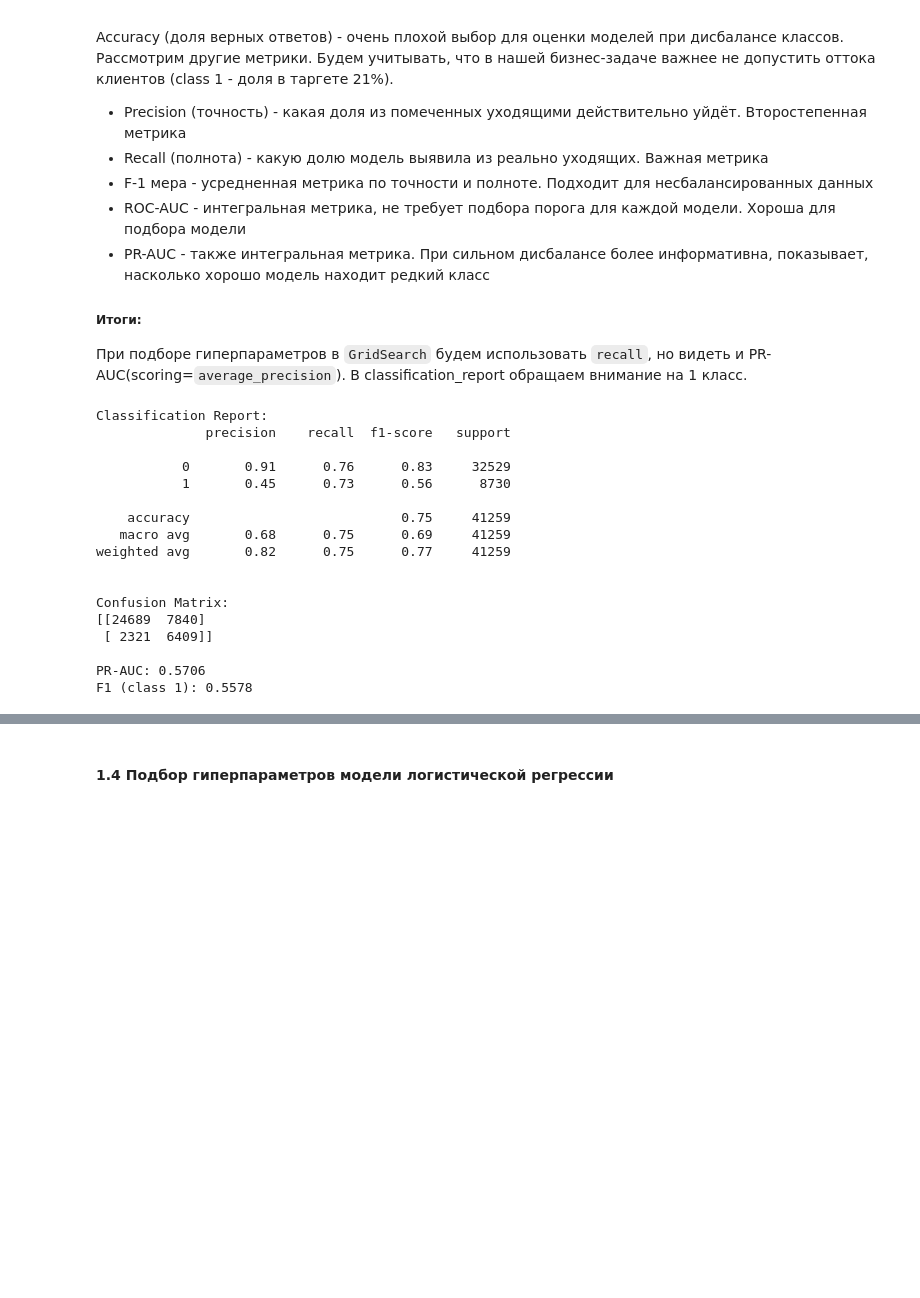
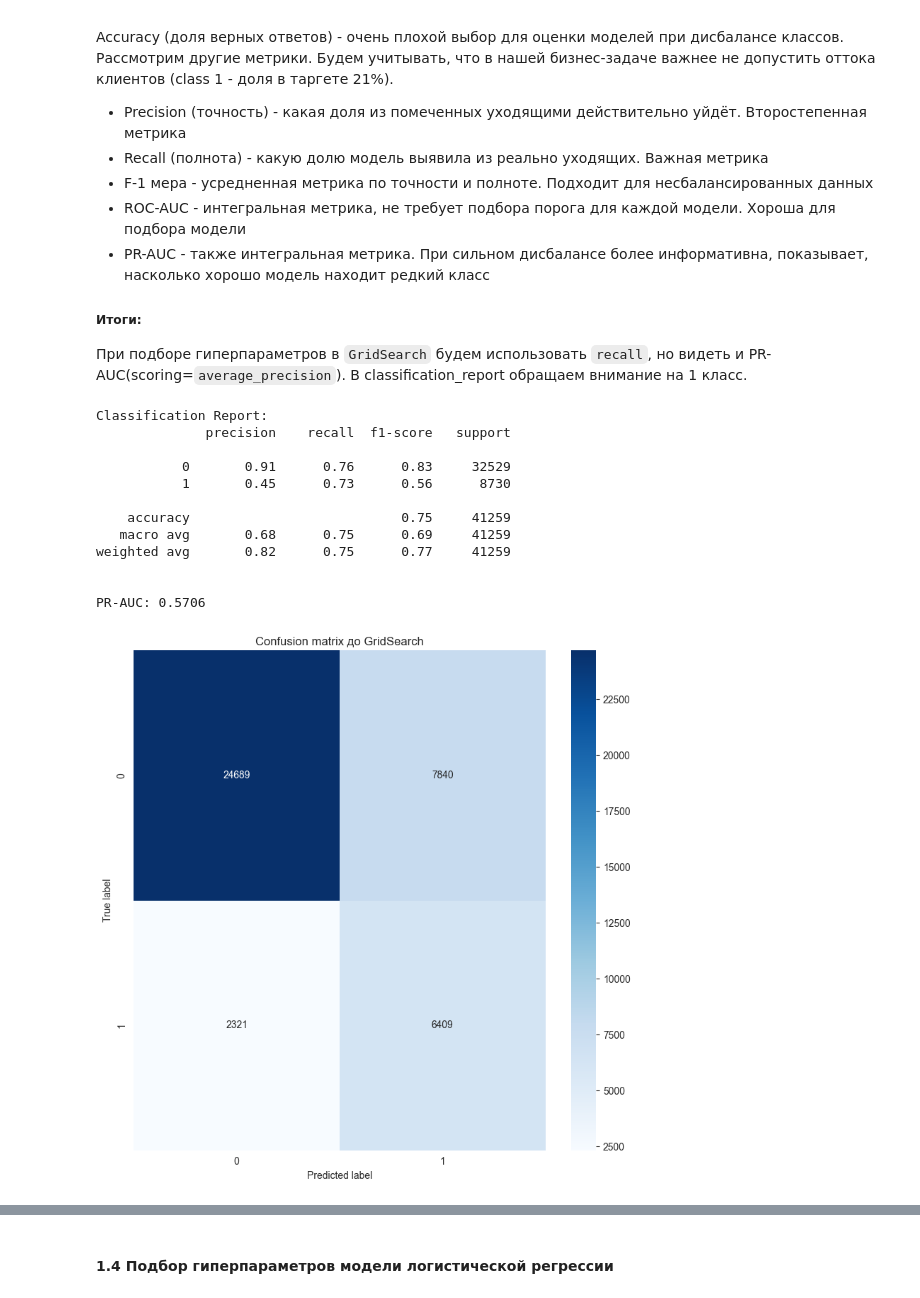
Before and after one commit to LinkiChmu/Bank_customer_churn_prediction, a Jupyter notebook: src/model/baseline.ipynb, the cells around one changed output, grey strips where cells are left out. Drawn from its saved outputs; the diff is of its cells as text; code cells hidden in the pictures; blank space fills up the shorter version.

```diff
--- a/src/model/baseline.ipynb
+++ b/src/model/baseline.ipynb
@@ -126,11 +125,6 @@ y_proba = pipeline.predict_proba(X_test)[:, 1]
 
 print("Classification Report:")
 print(classification_report(y_test, y_pred))
-
-print("\nConfusion Matrix:")
-cm = confusion_matrix(y_test, y_pred)
-print(cm)
-
 print(f"\nPR-AUC: {average_precision_score(y_test, y_proba):.4f}")
 # %% [output]
 Classification Report:
@@ -144,9 +138,22 @@ Classification Report:
 weighted avg       0.82      0.75      0.77     41259
 
 
-Confusion Matrix:
-[[24689  7840]
- [ 2321  6409]]
-
 PR-AUC: 0.5706
-F1 (class 1): 0.5578
+# %%
+def plot_confusion_matrix(y_test, y_pred,
+                          pipeline_name,
+                          figsize=(8, 8), cmap="Blues"):
+    """Строит и показывает матрицу ошибок."""
+    cm = confusion_matrix(y_test, y_pred)
+    plt.figure(figsize=figsize)
+    sns.heatmap(cm, annot=True, fmt='d', cmap=cmap)
+    plt.title(f"Confusion matrix {pipeline_name}")
+    plt.ylabel('True label')
+    plt.xlabel('Predicted label')
+    plt.tight_layout()
+    plt.show()
+
+
+plot_confusion_matrix(y_test, y_pred, "до GridSearch")
+# %% [output]
+[figure, added]
```
Also changed, not shown: parts of 18 cells of this notebook.
